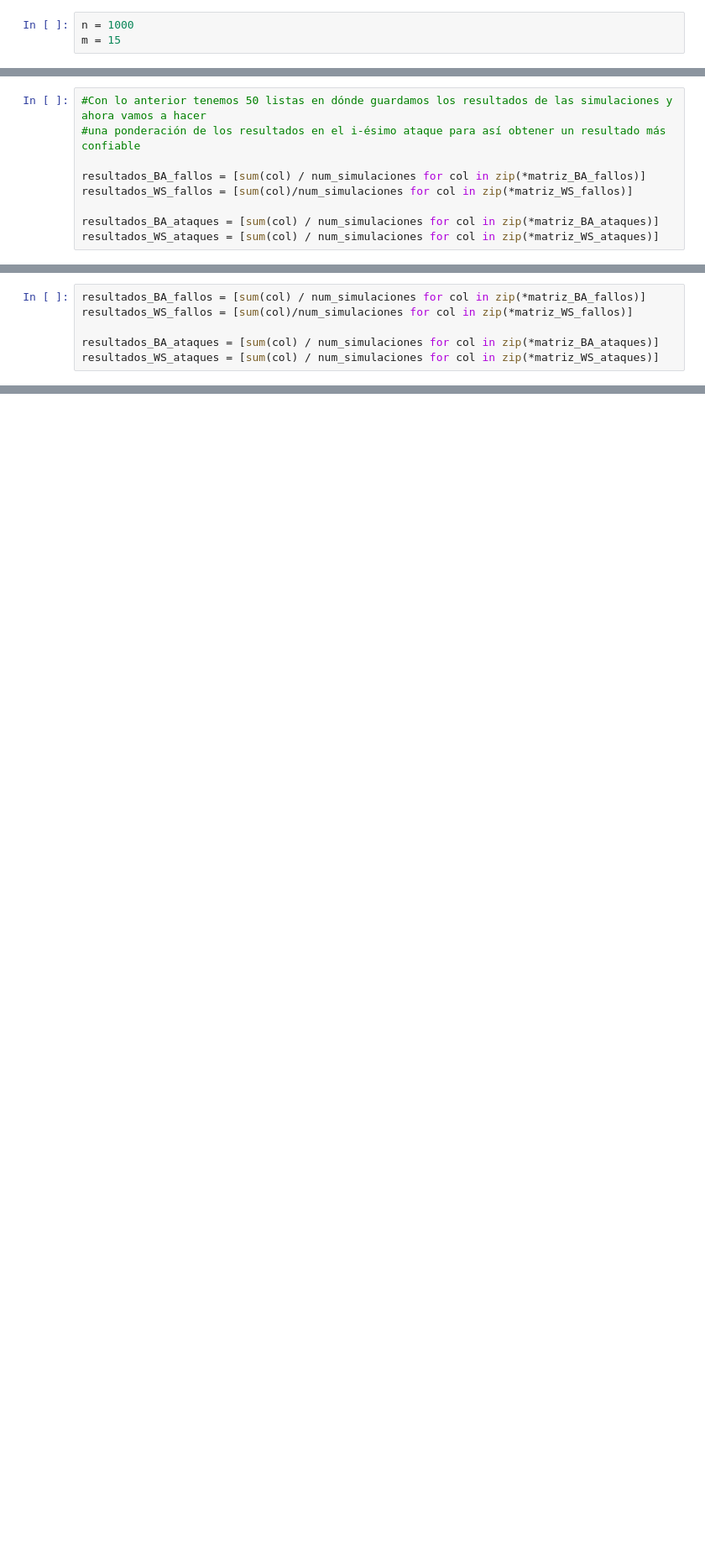
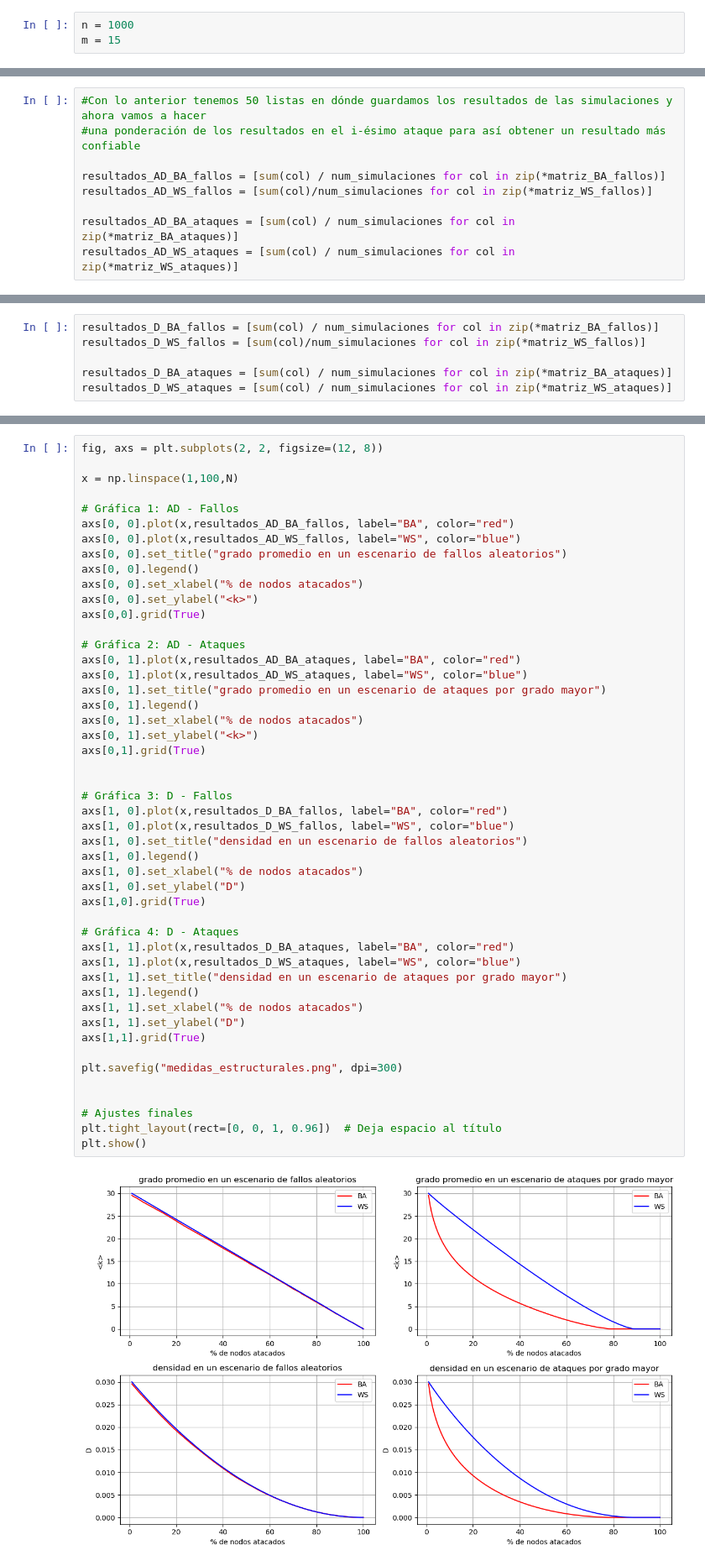
Before and after one commit to maurisiojimenes/pt_robustez, a Jupyter notebook: simulaciones_medidas_estructurales.ipynb, the cells around one changed output, grey strips where cells are left out. Shown at 84% size. Saved outputs shown, nothing was run; the diff lists cells and outputs as text; blank space fills up the shorter version.

```diff
--- a/simulaciones_medidas_estructurales.ipynb
+++ b/simulaciones_medidas_estructurales.ipynb
@@ -78,8 +84,8 @@ El tiempo total de ejecución fue: 75.0297863483429
 #Con lo anterior tenemos 50 listas en dónde guardamos los resultados de las simulaciones y ahora vamos a hacer
 #una ponderación de los resultados en el i-ésimo ataque para así obtener un resultado más confiable
 
-resultados_BA_fallos = [sum(col) / num_simulaciones for col in zip(*matriz_BA_fallos)]
-resultados_WS_fallos = [sum(col)/num_simulaciones for col in zip(*matriz_WS_fallos)]
+resultados_AD_BA_fallos = [sum(col) / num_simulaciones for col in zip(*matriz_BA_fallos)]
+resultados_AD_WS_fallos = [sum(col)/num_simulaciones for col in zip(*matriz_WS_fallos)]
 
-resultados_BA_ataques = [sum(col) / num_simulaciones for col in zip(*matriz_BA_ataques)]
-resultados_WS_ataques = [sum(col) / num_simulaciones for col in zip(*matriz_WS_ataques)]
+resultados_AD_BA_ataques = [sum(col) / num_simulaciones for col in zip(*matriz_BA_ataques)]
+resultados_AD_WS_ataques = [sum(col) / num_simulaciones for col in zip(*matriz_WS_ataques)]
@@ -183,6 +161,6 @@ El tiempo total de ejecución fue: 76.5379204750061
 # %%
-resultados_BA_fallos = [sum(col) / num_simulaciones for col in zip(*matriz_BA_fallos)]
-resultados_WS_fallos = [sum(col)/num_simulaciones for col in zip(*matriz_WS_fallos)]
+resultados_D_BA_fallos = [sum(col) / num_simulaciones for col in zip(*matriz_BA_fallos)]
+resultados_D_WS_fallos = [sum(col)/num_simulaciones for col in zip(*matriz_WS_fallos)]
 
-resultados_BA_ataques = [sum(col) / num_simulaciones for col in zip(*matriz_BA_ataques)]
-resultados_WS_ataques = [sum(col) / num_simulaciones for col in zip(*matriz_WS_ataques)]
+resultados_D_BA_ataques = [sum(col) / num_simulaciones for col in zip(*matriz_BA_ataques)]
+resultados_D_WS_ataques = [sum(col) / num_simulaciones for col in zip(*matriz_WS_ataques)]
@@ -216,0 +167,50 @@ plt.plot()
+# %%
+fig, axs = plt.subplots(2, 2, figsize=(12, 8))
+
+x = np.linspace(1,100,N)
+
+# Gráfica 1: AD - Fallos
+axs[0, 0].plot(x,resultados_AD_BA_fallos, label="BA", color="red")
+axs[0, 0].plot(x,resultados_AD_WS_fallos, label="WS", color="blue")
+axs[0, 0].set_title("grado promedio en un escenario de fallos aleatorios")
+axs[0, 0].legend()
+axs[0, 0].set_xlabel("% de nodos atacados")
+axs[0, 0].set_ylabel("<k>")
+axs[0,0].grid(True)
+
+# Gráfica 2: AD - Ataques
+axs[0, 1].plot(x,resultados_AD_BA_ataques, label="BA", color="red")
+axs[0, 1].plot(x,resultados_AD_WS_ataques, label="WS", color="blue")
+axs[0, 1].set_title("grado promedio en un escenario de ataques por grado mayor")
+axs[0, 1].legend()
+axs[0, 1].set_xlabel("% de nodos atacados")
+axs[0, 1].set_ylabel("<k>")
+axs[0,1].grid(True)
+
+
+# Gráfica 3: D - Fallos
+axs[1, 0].plot(x,resultados_D_BA_fallos, label="BA", color="red")
+axs[1, 0].plot(x,resultados_D_WS_fallos, label="WS", color="blue")
+axs[1, 0].set_title("densidad en un escenario de fallos aleatorios")
+axs[1, 0].legend()
+axs[1, 0].set_xlabel("% de nodos atacados")
+axs[1, 0].set_ylabel("D")
+axs[1,0].grid(True)
+
+# Gráfica 4: D - Ataques
+axs[1, 1].plot(x,resultados_D_BA_ataques, label="BA", color="red")
+axs[1, 1].plot(x,resultados_D_WS_ataques, label="WS", color="blue")
+axs[1, 1].set_title("densidad en un escenario de ataques por grado mayor")
+axs[1, 1].legend()
+axs[1, 1].set_xlabel("% de nodos atacados")
+axs[1, 1].set_ylabel("D")
+axs[1,1].grid(True)
+
+plt.savefig("medidas_estructurales.png", dpi=300)
+
+
+# Ajustes finales
+plt.tight_layout(rect=[0, 0, 1, 0.96])  # Deja espacio al título
+plt.show()
+# %% [output]
+[figure, added]
```
Also changed, not shown: parts of 12 cells of this notebook, 13 other files.
